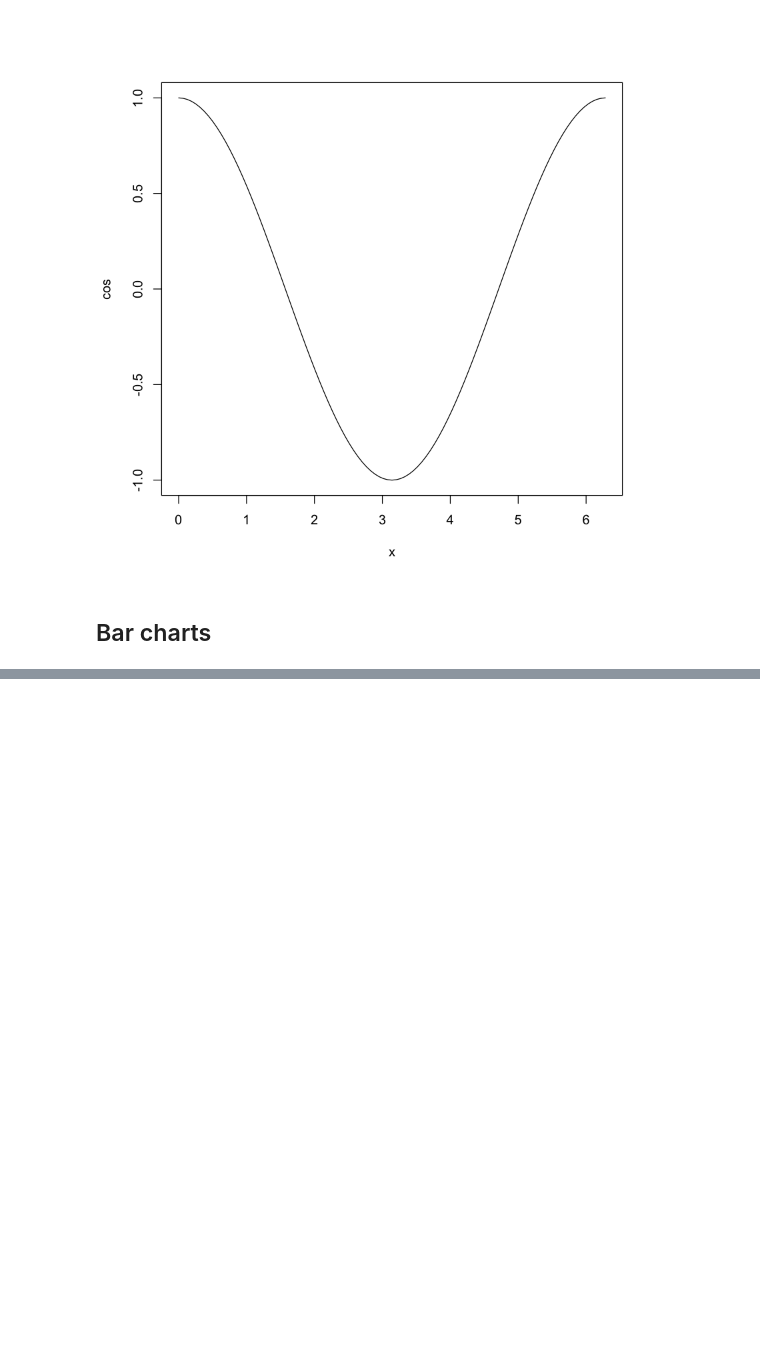
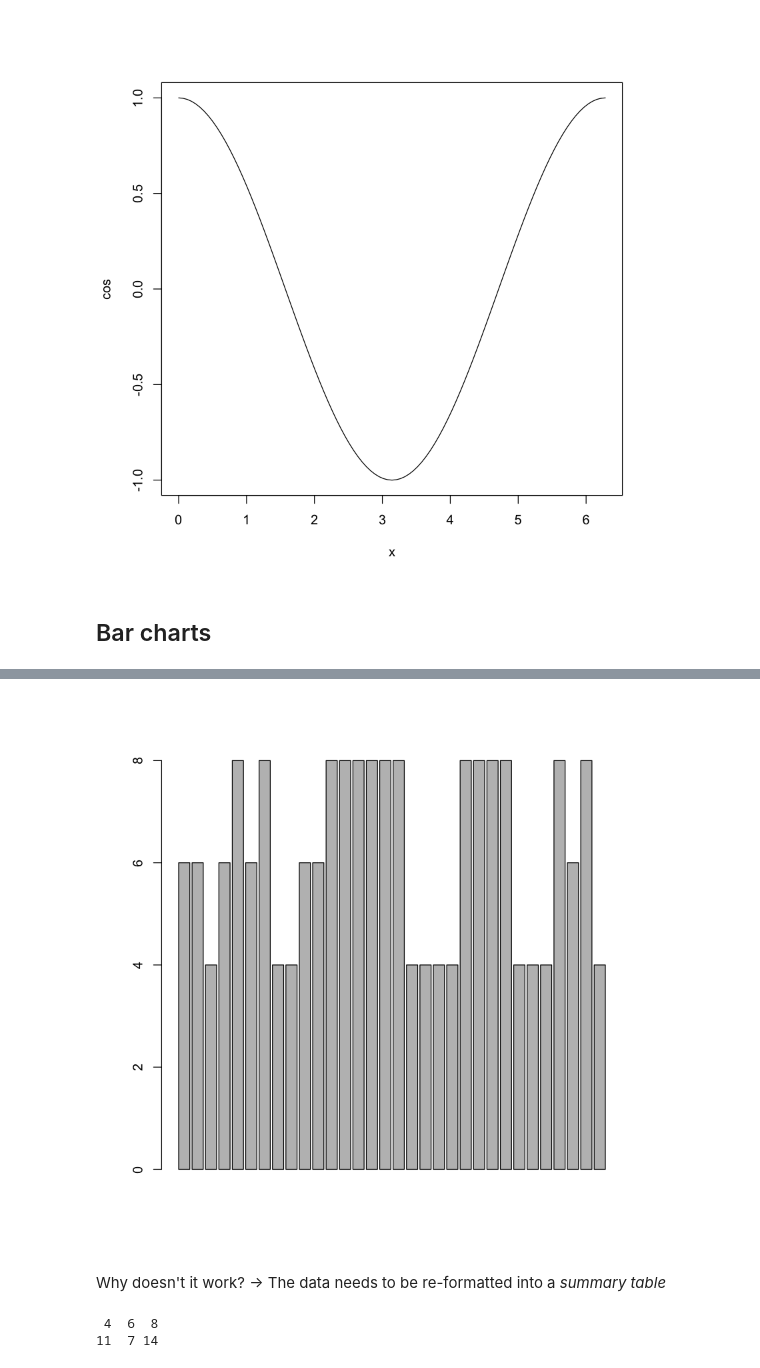
Before and after one commit to i-knock/mixed_methods, a Jupyter notebook: freecodecamp/fcc_tutorial.ipynb, the cells around one changed output, grey strips where cells are left out. Saved outputs shown, nothing was run; the diff lists cells and outputs as text; code cells hidden in the pictures; blank space fills up the shorter version.

```diff
--- a/freecodecamp/fcc_tutorial.ipynb
+++ b/freecodecamp/fcc_tutorial.ipynb
@@ -157,0 +169,12 @@ plot(cos, 0, 2*pi) # Look at how the range is specified!
+# %%
+barplot(mtcars$cyl) # does not have an x-axis
+# %% [output]
+[figure, added]
+# %% [markdown]
+Why doesn't it work? -> The data needs to be re-formatted into a *summary table*
+# %%
+cylinders <- table(mtcars$cyl)
+cylinders # e.g. 1 elements with 4 cyclinders
+# %% [output]
+ 4  6  8
+11  7 14
```
Also changed, not shown: parts of 28 cells of this notebook, 11 other files.
